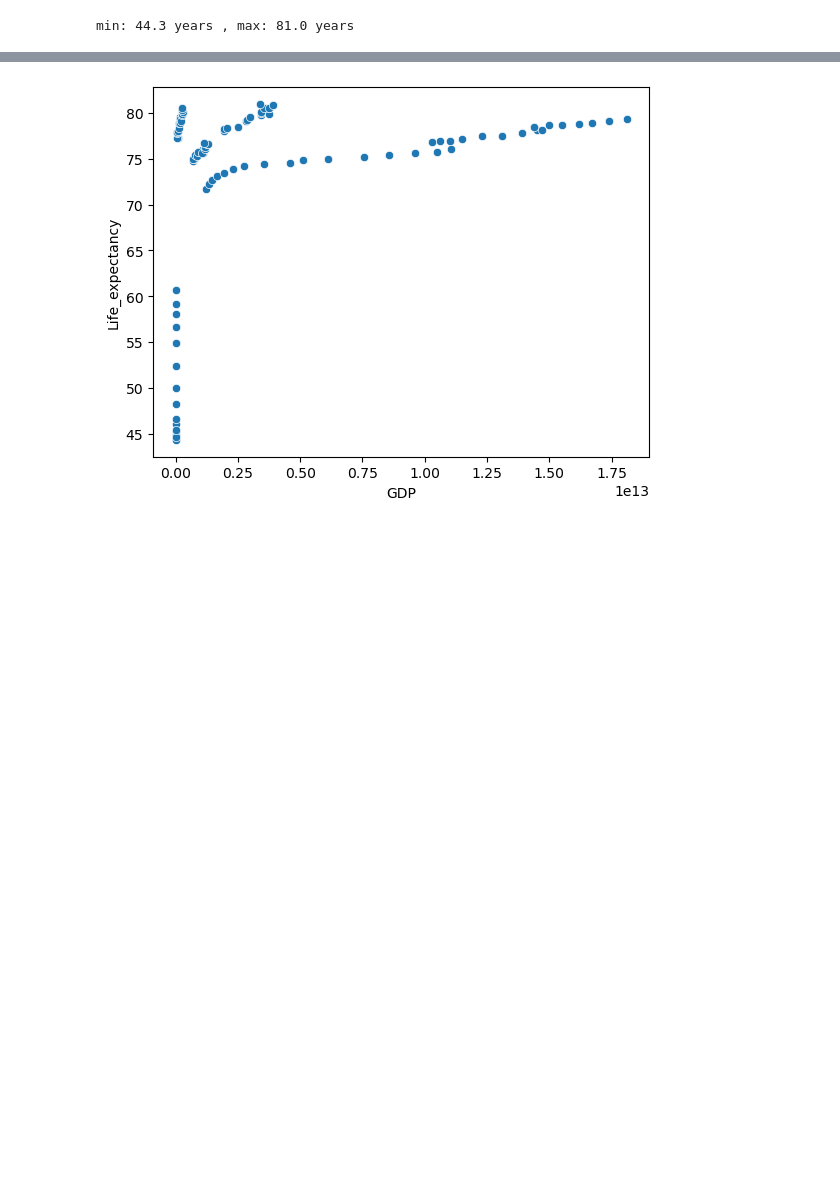
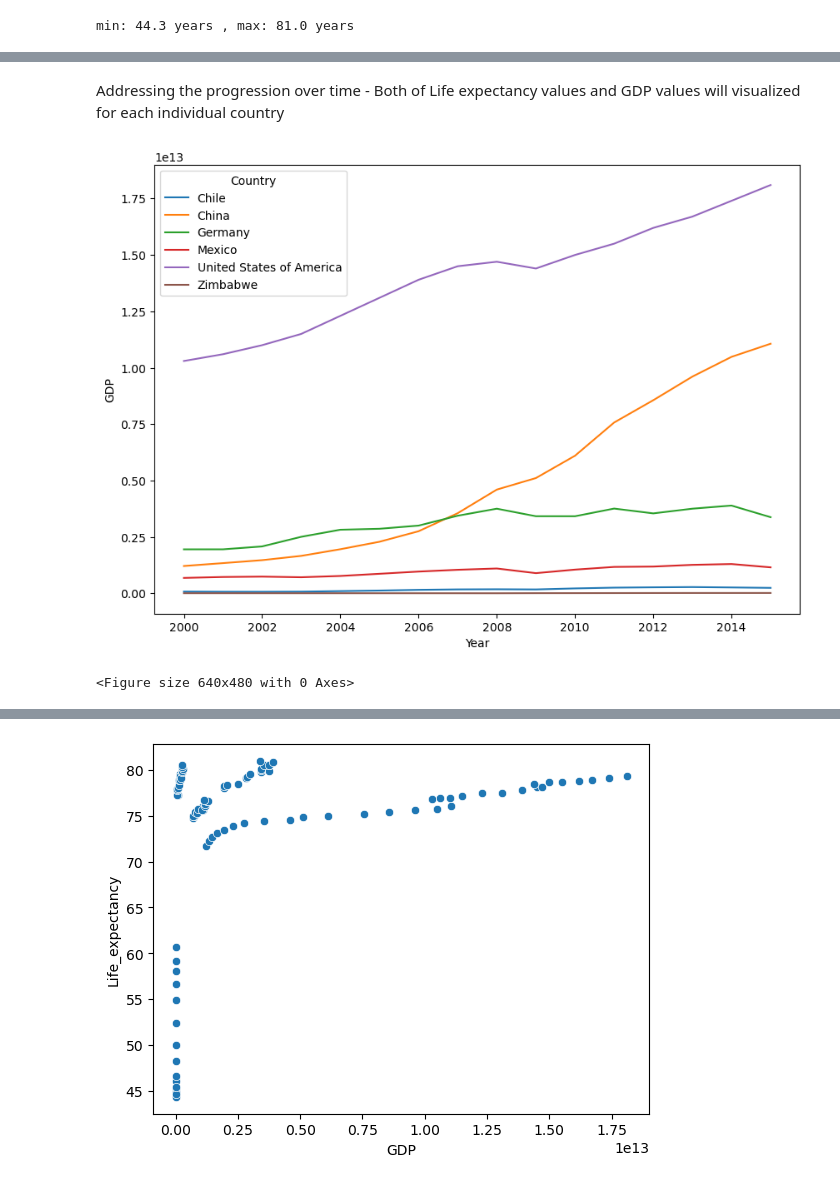
Before and after one commit to YSKAA423/Life_Expectancy_and_GDP, a Jupyter notebook: life_expectancy_gdp.ipynb, the cells around one changed output, grey strips where cells are left out. Saved outputs shown, nothing was run; the diff lists cells and outputs as text; code cells hidden in the pictures; blank space fills up the shorter version.

```diff
--- a/life_expectancy_gdp.ipynb
+++ b/life_expectancy_gdp.ipynb
@@ -161,0 +224,10 @@ The standard variation of Life expectancy : 10.6728823036079 years
+# %% [markdown]
+Addressing the progression over time - Both of Life expectancy values and GDP values will visualized for each individual country
+# %%
+plt.figure(figsize = (10,7)) # Ajdusting figure size for more clarity and readability
+sns.lineplot(x="Year",y="GDP",hue='Country',data=Life_e)
+plt.show()
+plt.clf()
+# %% [output]
+[figure, added]
+<Figure size 640x480 with 0 Axes>
```
Also changed, not shown: parts of 28 cells of this notebook.
